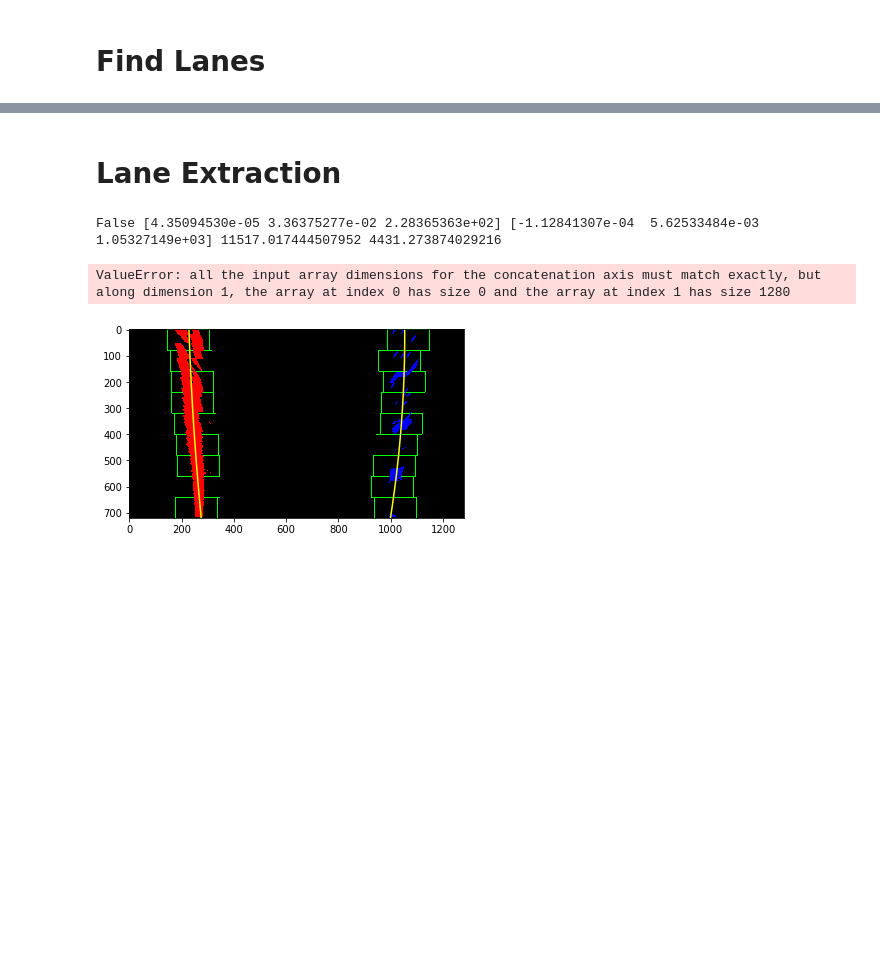
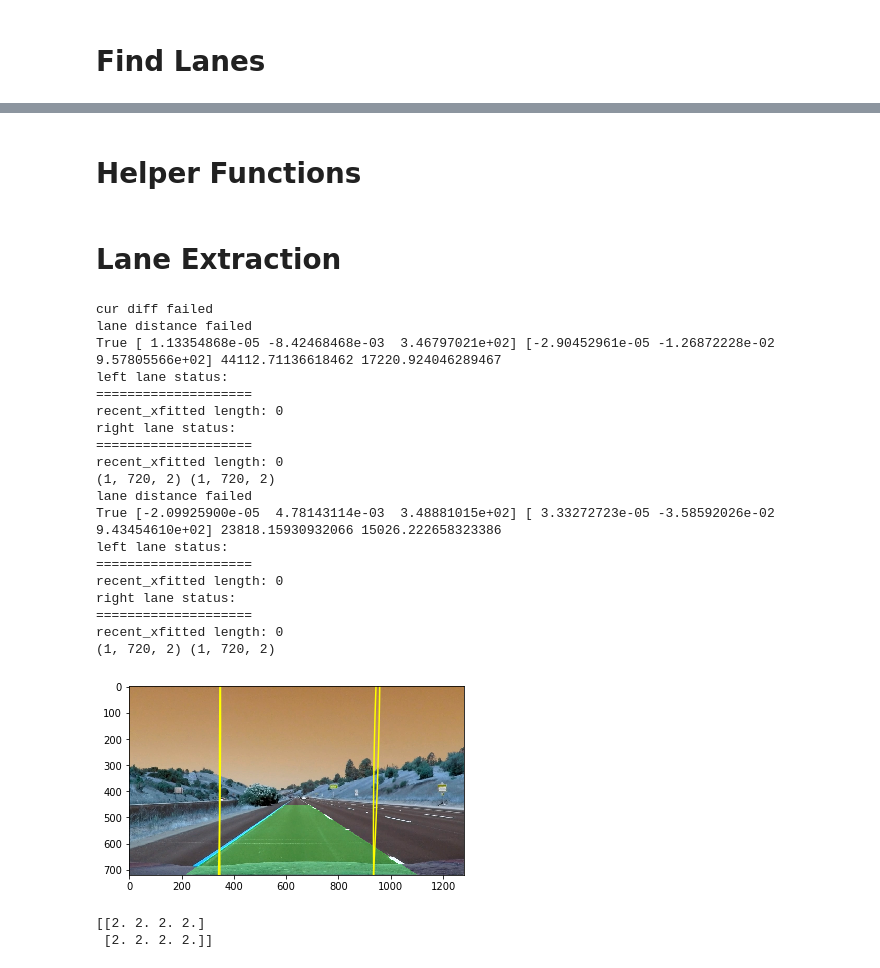
Before and after one commit to ClarenceKuo/advanced-lane-tracking, a Jupyter notebook: advanced-lane-tracking.ipynb, the cells around one changed output, grey strips where cells are left out. Cells and saved outputs as stored; diff of their text form; code cells hidden in the pictures; blank space fills up the shorter version.

Commit message:
FEATURE: lane extraction from scratch extracting lane from scratch completed

```diff
--- a/advanced-lane-tracking.ipynb
+++ b/advanced-lane-tracking.ipynb
@@ -210,15 +211,16 @@ def color_test():
 # %% [markdown]
 # Perspective transform
 # %%
-def perspective_transform(img):
+def perspective_transform(img, offset = 325, delta = -6):
     global half_height, tuned_height, half_width, left_top, left_bot, right_top, right_bot
     img_size = (img.shape[1],img.shape[0])
-    src = np.float32([right_top, right_bot, left_bot, left_top])
-    offset = 250
-    dst = np.float32([[img_size[0]-offset, offset],
+    right_top_temp = [right_top[0] - delta, right_top[1]]
+    left_top_temp = [left_top[0] + delta, left_top[1]]
+    src = np.float32([right_top_temp, right_bot, left_bot, left_top_temp])
+    dst = np.float32([[img_size[0]-offset, 0],
                       [img_size[0]-offset, img_size[1]],
                       [offset, img_size[1]],
-                      [offset, offset]])
+                      [offset, 0]])
     M = cv2.getPerspectiveTransform(src, dst)
     Minv = cv2.getPerspectiveTransform(dst,src)
     warped_undist = cv2.warpPerspective(img, M, img_size, flags=cv2.INTER_LINEAR)
@@ -229,7 +231,7 @@ def p_test():
         img = cv2.imread(path)
         _, filename = os.path.split(path)
         warped_undist, M, Minv = perspective_transform(img)
-        output_path_undist = 'output_images/perspective_transform/un_'+ filename
-        cv2.imwrite(output_path_undist,warped_undist)
+        output_path = 'output_images/pt_test/' + filename
+        cv2.imwrite(output_path,warped_undist)
 if DEBUG:
     p_test()
@@ -321,7 +296,7 @@ def find_lane_pixels(binary_warped):
     # Choose the number of sliding windows
     nwindows = 9
     # Set the width of the windows +/- margin
-    margin = 80
+    margin = 100
     # Set minimum number of pixels found to recenter window
     minpix = 50
 
@@ -385,7 +360,7 @@ def find_lane_pixels(binary_warped):
 
 
 def fit_polynomial(binary_warped):
-    global DEBUG
+    global DEBUG, ploty
     # Find our lane pixels first
     leftx, lefty, rightx, righty, out_img = find_lane_pixels(binary_warped)
 
@@ -394,10 +369,8 @@ def fit_polynomial(binary_warped):
     right_fit = np.polyfit(righty, rightx, 2)
 
     # Generate x and y values for plotting
-    ploty = np.linspace(0, binary_warped.shape[0]-1, binary_warped.shape[0] )
     left_fitx = left_fit[0]*ploty**2 + left_fit[1]*ploty + left_fit[2]
     right_fitx = right_fit[0]*ploty**2 + right_fit[1]*ploty + right_fit[2]
-
 
     if DEBUG:
         ## Visualization ##
@@ -465,0 +399,2 @@ if DEBUG:
+# %% [markdown]
+# Helper Functions
@@ -471,40 +491,72 @@ def lane_extraction(img):
     # image processing
     pt_binary, M, Minv = pipeline(img)
 
     # check line status
     if line_missing():
         # get line info from scratch
         line_img, left_fitx, right_fitx, left_fit, right_fit = fit_polynomial(pt_binary)
         curv_left, curv_right = get_curv(pt_binary.shape, left_fit, right_fit)
         isValid = sanity_check(left_fitx, right_fitx, left_fit, right_fit, curv_left, curv_right)
-        print(isValid,left_fit, right_fit, curv_left, curv_right)
+        print(isValid, left_fit, right_fit, curv_left, curv_right)
         update_line(isValid,left_fitx, right_fitx, left_fit, right_fit, curv_left, curv_right)
-
 
     #draw
     # Create an image to draw the lines on
     warp_zero = np.zeros_like(pt_binary).astype(np.uint8)
     color_warp = np.dstack((warp_zero, warp_zero, warp_zero))
 
     # Recast the x and y points into usable format for cv2.fillPoly()
-    ploty = np.linspace(0, img.shape[1] -1, num=img.shape[1])
-    pts_left = np.array([np.transpose(np.vstack([lines["left"].recent_xfitted, ploty]))])
-    pts_right = np.array([np.flipud(np.transpose(np.vstack([lines["right"].recent_xfitted, ploty])))])
+    ploty = np.linspace(0, img.shape[0] -1, num=img.shape[0])
+    pts_left = np.array([np.transpose(np.vstack([lines["left"].bestx, ploty]))])
+    pts_right = np.array([np.flipud(np.transpose(np.vstack([lines["right"].bestx, ploty])))])
+    print(pts_left.shape,pts_right.shape)
     pts = np.hstack((pts_left, pts_right))
 
     # Draw the lane onto the warped blank image
     cv2.fillPoly(color_warp, np.int_([pts]), (0,255, 0))
 
     # Warp the blank back to original image space using inverse perspective matrix (Minv)
     newwarp = cv2.warpPerspective(color_warp, Minv, (img.shape[1], img.shape[0]))
     # Combine the result with the original image
     result = cv2.addWeighted(img, 1, newwarp, 0.3, 0)
     plt.imshow(result)
+    return result
 
 if DEBUG:
-    img = cv2.imread("test_images/straight_lines1.jpg")
-    lane_extraction(img)
+    images = glob.glob('test_images/straight_line*.jpg')
+    for path in images:
+        img = cv2.imread(path)
+        _, filename = os.path.split(path)
+        result = lane_extraction(img)
+        output_path = 'output_images/extract_test/' + filename
+        cv2.imwrite(output_path,result)
 # %% [output]
-False [4.35094530e-05 3.36375277e-02 2.28365363e+02] [-1.12841307e-04  5.62533484e-03  1.05327149e+03] 11517.017444507952 4431.273874029216
+cur diff failed
+lane distance failed
+True [ 1.13354868e-05 -8.42468468e-03  3.46797021e+02] [-2.90452961e-05 -1.26872228e-02  9.57805566e+02] 44112.71136618462 17220.924046289467
+left lane status:
+====================
+recent_xfitted length: 0
+right lane status:
+====================
+recent_xfitted length: 0
+(1, 720, 2) (1, 720, 2)
+lane distance failed
+True [-2.09925900e-05  4.78143114e-03  3.48881015e+02] [ 3.33272723e-05 -3.58592026e-02  9.43454610e+02] 23818.15930932066 15026.222658323386
+left lane status:
+====================
+recent_xfitted length: 0
+right lane status:
+====================
+recent_xfitted length: 0
+(1, 720, 2) (1, 720, 2)
-ValueError: all the input array dimensions for the concatenation axis must match exactly, but along dimension 1, the array at index 0 has size 0 and the array at index 1 has size 1280
-[figure, old version]
+[figure, new version]
+# %%
+a = np.array([[1,2,3,4],[1,2,3,4]])
+b = np.array([[4,3,2,1],[4,3,2,1]])
+c = np.array([[1,1,1,1],[1,1,1,1]])
+d = np.average([a,b,c],axis = 0)
+print(d)
+# %% [output]
+[[2. 2. 2. 2.]
+ [2. 2. 2. 2.]]
```
Also changed, not shown: parts of 6 cells of this notebook.
